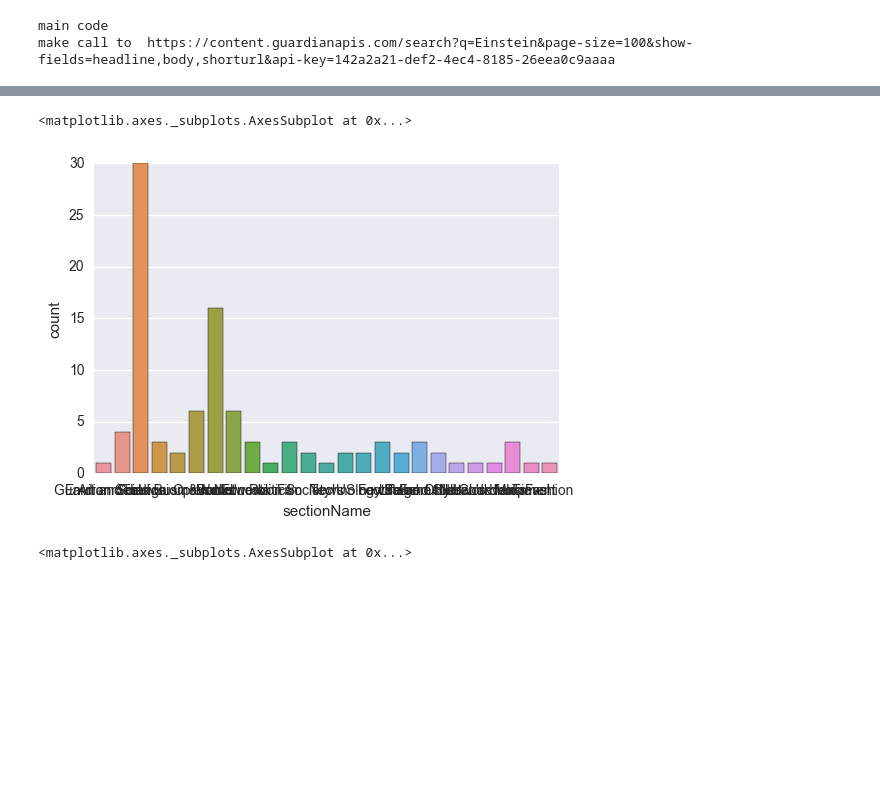
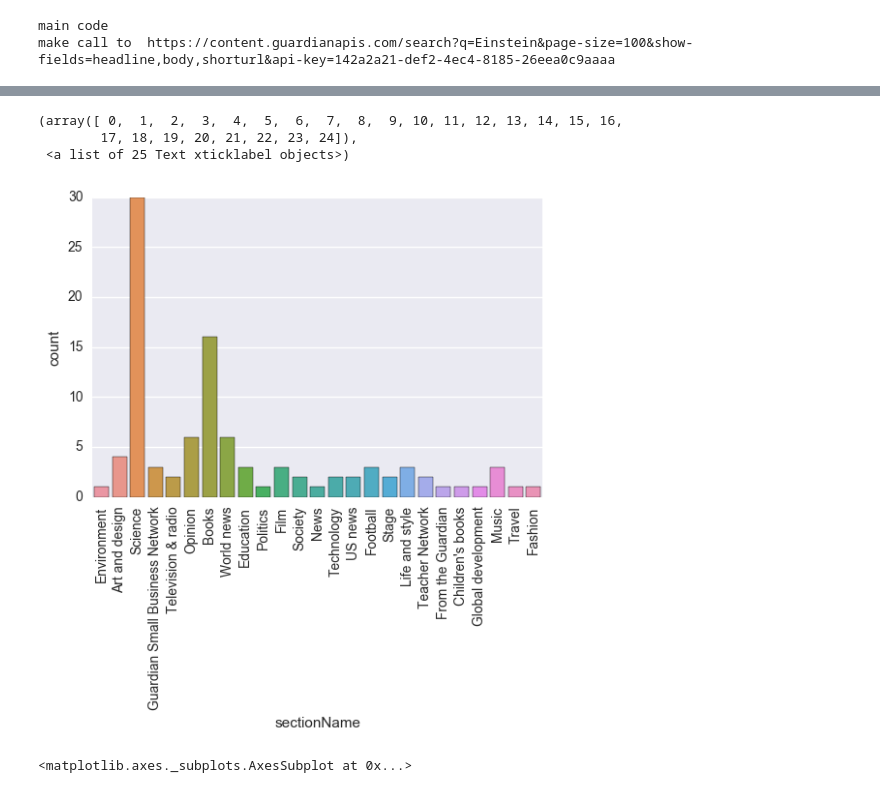
Before and after one commit to ThomPijnenburg/di-proposal, a Jupyter notebook: Analysis.ipynb, the cells around one changed output, grey strips where cells are left out. Saved outputs shown, nothing was run; the diff lists cells and outputs as text; code cells hidden in the pictures; blank space fills up the shorter version.

```diff
--- a/Analysis.ipynb
+++ b/Analysis.ipynb
@@ -71,10 +71,13 @@ memory usage: 8.8+ KB
 | 3 | https://content.guardianapis.com/... | {'body': '<p>One of the two FA Cu... | science/2017/may/31/einstein-look... | False | pillar/news | News | science | Science | article | ... |
 | 4 | https://content.guardianapis.com/... | {'body': '<p>One of the advertisi... | small-business-network/2017/jun/1... | False | pillar/news | News | small-business-network | Guardian Small Business Network | article | ... |
 # %%
-sns.countplot(search_results_df['sectionName'])
+g = sns.countplot(search_results_df['sectionName'])
+plt.xticks(rotation=90)
 # %% [output]
-<matplotlib.axes._subplots.AxesSubplot at 0x...>
+(array([ 0,  1,  2,  3,  4,  5,  6,  7,  8,  9, 10, 11, 12, 13, 14, 15, 16,
+        17, 18, 19, 20, 21, 22, 23, 24]),
+ <a list of 25 Text xticklabel objects>)
-[figure, old version]
+[figure, new version]
 # %%
 # format = lambda x: str(x).split('T')[0]
 def format(x):
```
Also changed, not shown: parts of 3 cells of this notebook, 2 other files.
